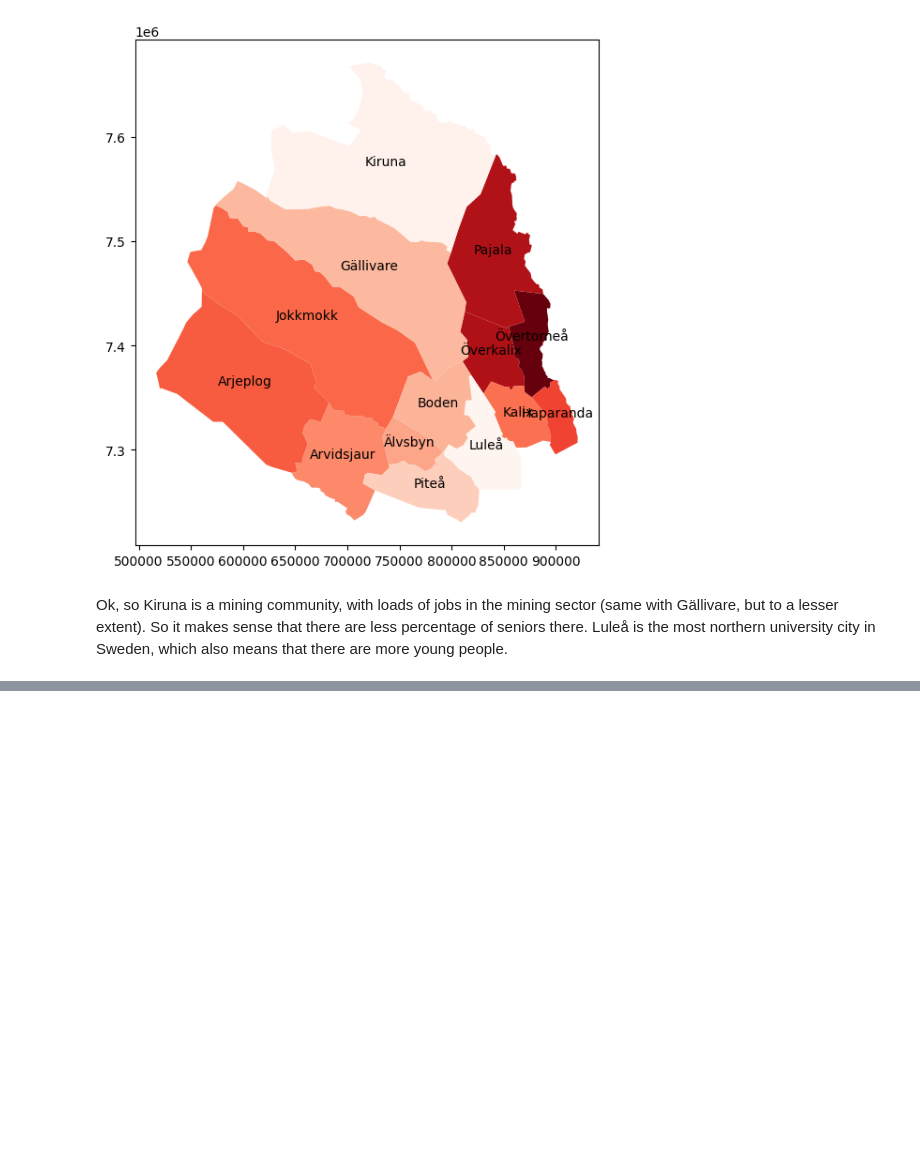
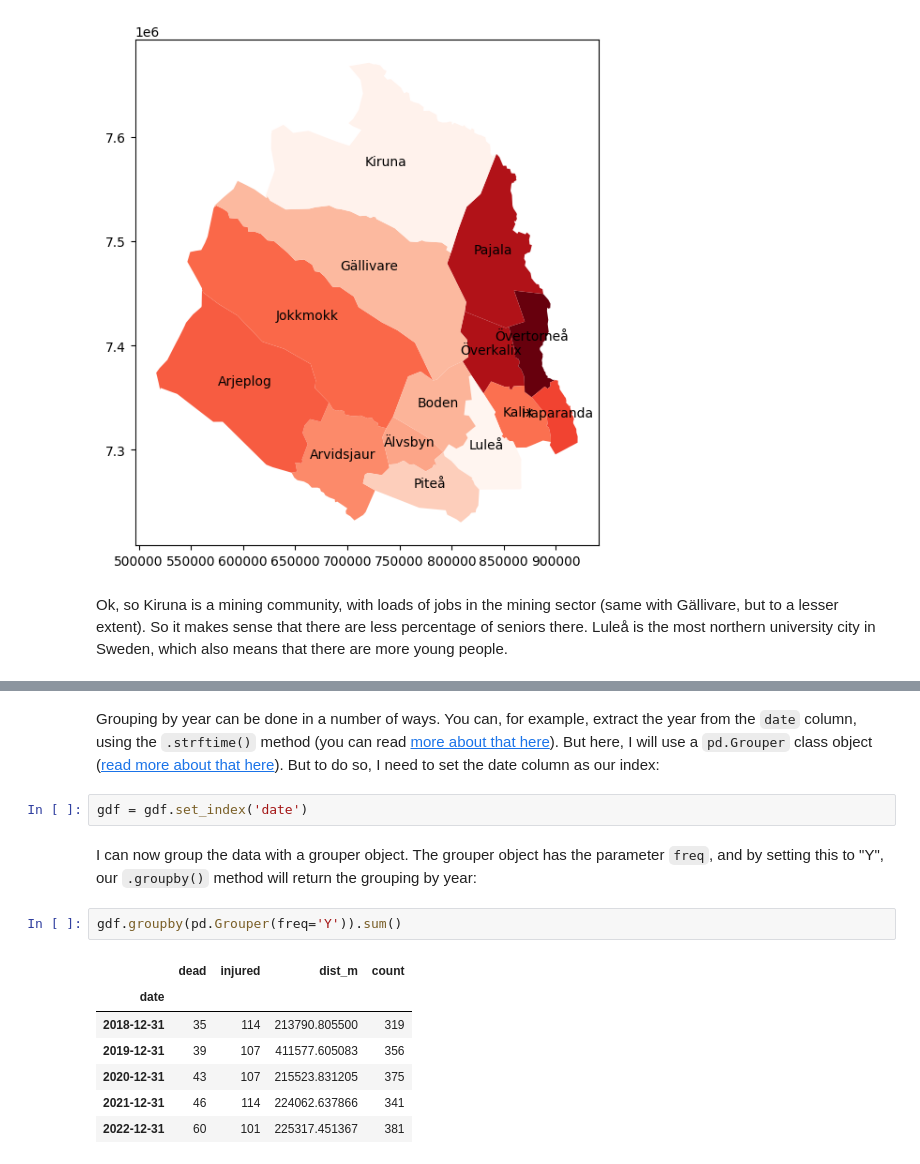
Before and after one commit to johan-ekman/learning_python, a Jupyter notebook: continuation_course/solutions.ipynb, the cells around one changed output, grey strips where cells are left out. Drawn from its saved outputs; the diff is of its cells as text; blank space fills up the shorter version.

Commit message:
The seventh chapter that covers geopandas is done.

```diff
--- a/continuation_course/solutions.ipynb
+++ b/continuation_course/solutions.ipynb
@@ -2050,0 +2087,16 @@ Ok, so Kiruna is a mining community, with loads of jobs in the mining sector (sa
+# %% [markdown]
+Grouping by year can be done in a number of ways. You can, for example, extract the year from the `date` column, using the `.strftime()` method (you can read [more about that here](https://www.programiz.com/python-programming/datetime/strftime)). But here, I will use a `pd.Grouper` class object ([read more about that here](https://stackoverflow.com/questions/26646191/pandas-groupby-month-and-year)). But to do so, I need to set the date column as our index:
+# %%
+gdf = gdf.set_index('date')
+# %% [markdown]
+I can now group the data with a grouper object. The grouper object has the parameter `freq`, and by setting this to "Y", our `.groupby()` method will return the grouping by year:
+# %%
+gdf.groupby(pd.Grouper(freq='Y')).sum()
+# %% [output]
+|  | dead | injured | dist_m | count |
+| date |  |  |  |  |
+| 2018-12-31 | 35 | 114 | 213790.805500 | 319 |
+| 2019-12-31 | 39 | 107 | 411577.605083 | 356 |
+| 2020-12-31 | 43 | 107 | 215523.831205 | 375 |
+| 2021-12-31 | 46 | 114 | 224062.637866 | 341 |
+| 2022-12-31 | 60 | 101 | 225317.451367 | 381 |
```
Also changed, not shown: parts of 19 cells of this notebook, 1 other file.
